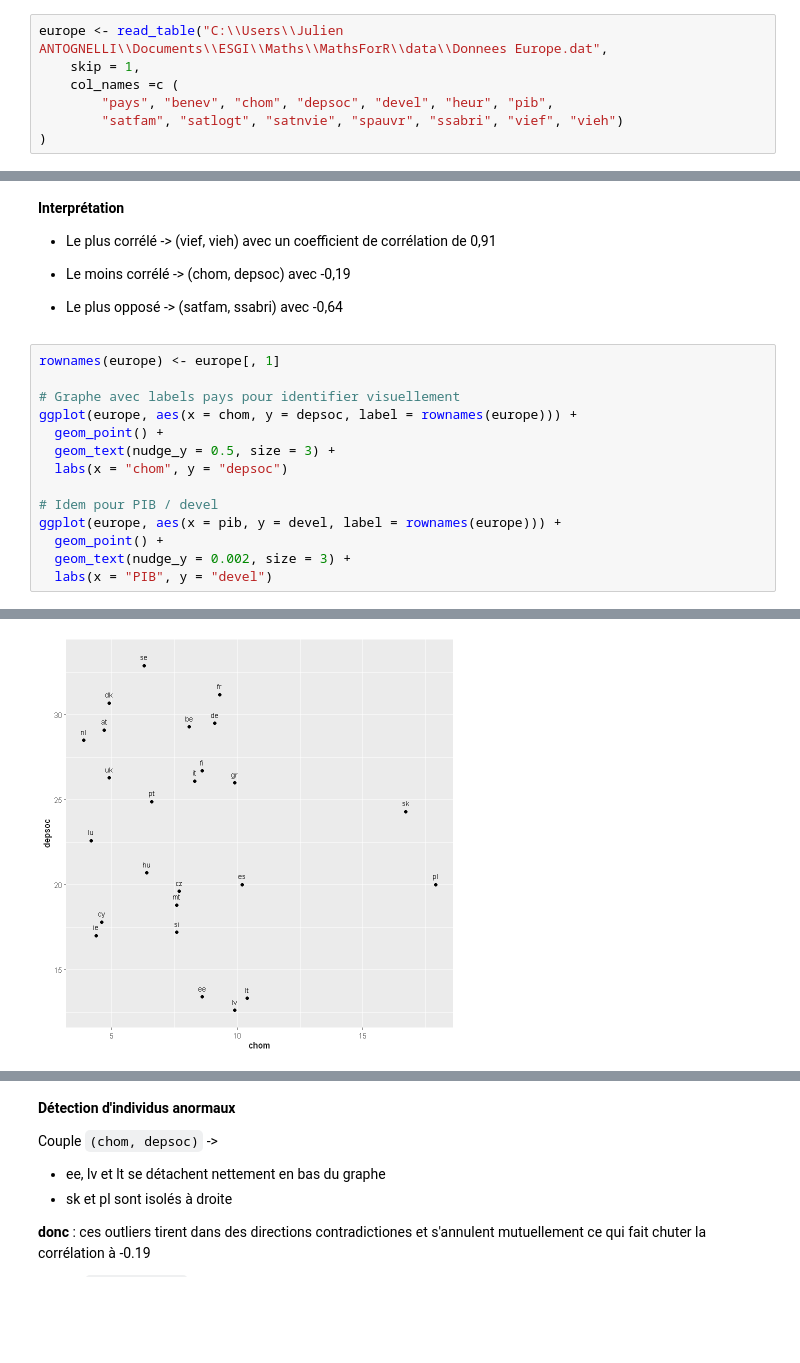
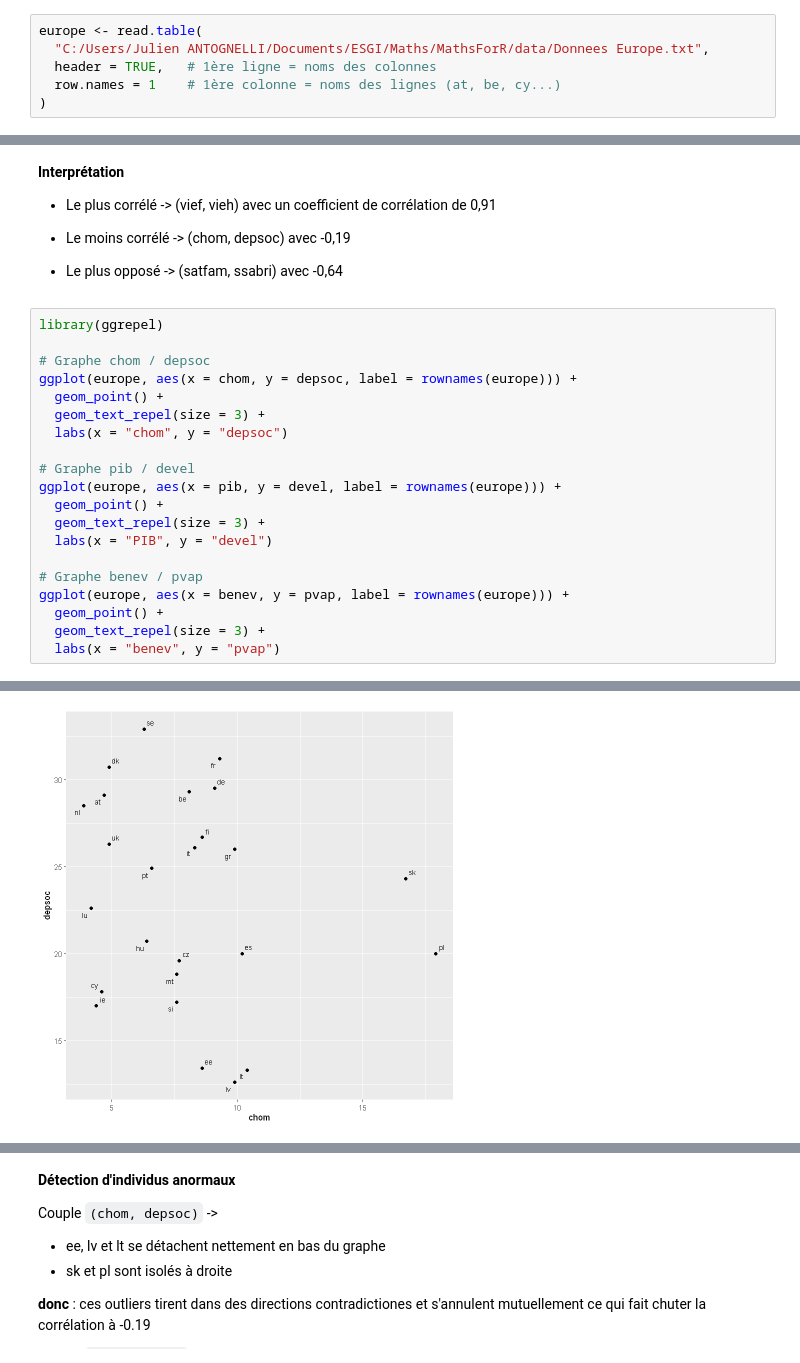
Before and after one commit to pau-anto/MathsForR, a Jupyter notebook: acp/europe_data.ipynb, the cells around one changed output, grey strips where cells are left out. Cells and saved outputs as stored; diff of their text form; blank space fills up the shorter version.

```diff
--- a/acp/europe_data.ipynb
+++ b/acp/europe_data.ipynb
@@ -6,7 +17,6 @@ library(FactoMineR)
 # %%
-europe <- read_table("C:\\Users\\Julien ANTOGNELLI\\Documents\\ESGI\\Maths\\MathsForR\\data\\Donnees Europe.dat",
-    skip = 1,
-    col_names =c (
-        "pays", "benev", "chom", "depsoc", "devel", "heur", "pib",
-        "satfam", "satlogt", "satnvie", "spauvr", "ssabri", "vief", "vieh")
+europe <- read.table(
+  "C:/Users/Julien ANTOGNELLI/Documents/ESGI/Maths/MathsForR/data/Donnees Europe.txt",
+  header = TRUE,   # 1ère ligne = noms des colonnes
+  row.names = 1    # 1ère colonne = noms des lignes (at, be, cy...)
 )
@@ -120,17 +112,23 @@ corrplot(cor_mat,
 
 - Le plus opposé -> (satfam, ssabri) avec -0,64
 # %%
-rownames(europe) <- europe[, 1]
+library(ggrepel)
 
-# Graphe avec labels pays pour identifier visuellement
+# Graphe chom / depsoc
 ggplot(europe, aes(x = chom, y = depsoc, label = rownames(europe))) +
   geom_point() +
-  geom_text(nudge_y = 0.5, size = 3) +
+  geom_text_repel(size = 3) +
   labs(x = "chom", y = "depsoc")
 
-# Idem pour PIB / devel
+# Graphe pib / devel
 ggplot(europe, aes(x = pib, y = devel, label = rownames(europe))) +
   geom_point() +
-  geom_text(nudge_y = 0.002, size = 3) +
+  geom_text_repel(size = 3) +
   labs(x = "PIB", y = "devel")
+
+# Graphe benev / pvap
+ggplot(europe, aes(x = benev, y = pvap, label = rownames(europe))) +
+  geom_point() +
+  geom_text_repel(size = 3) +
+  labs(x = "benev", y = "pvap")
 # %% [output]
@@ -137 +137 @@ ggplot(europe, aes(x = pib, y = devel, label = rownames(europe))) +
-[figure, old version]
+[figure, new version]
```
Also changed, not shown: parts of 18 cells of this notebook, 13 other files.
